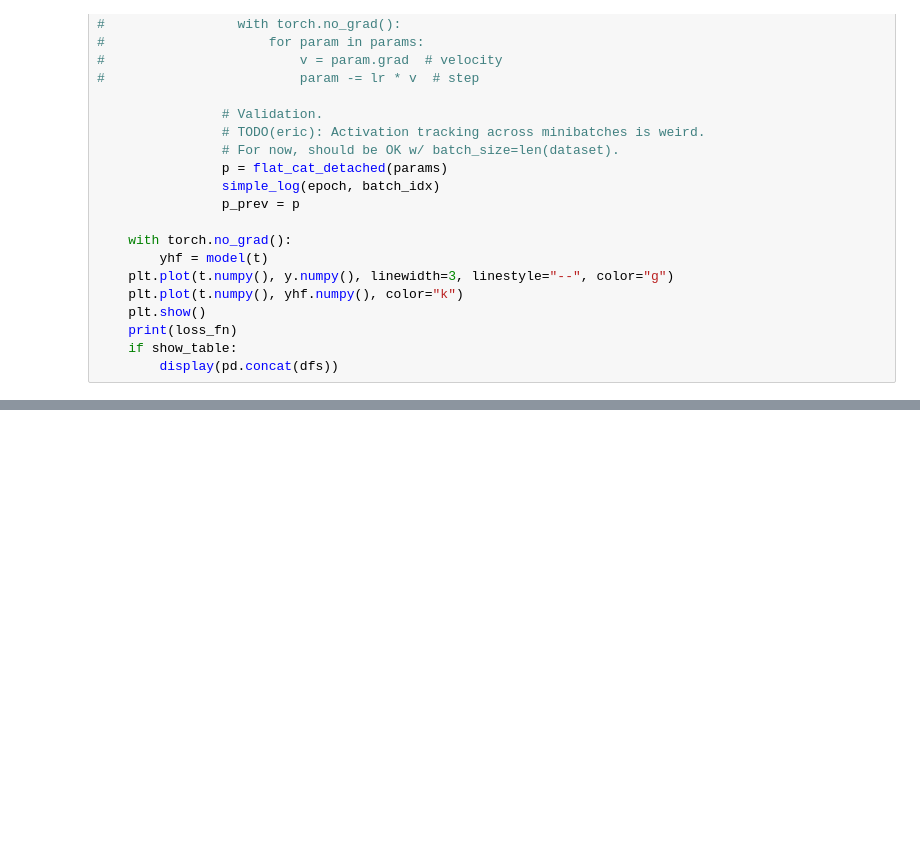
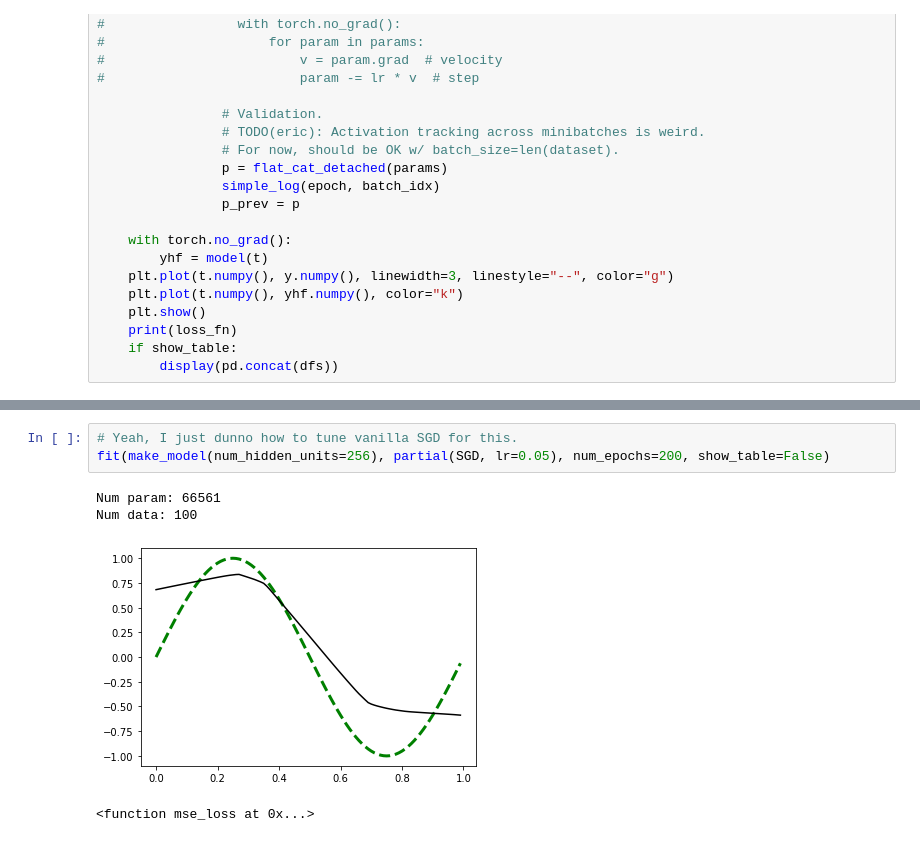
Before and after one commit to EricCousineau-TRI/repro, a Jupyter notebook: python/understand_torch_sgd_and_mlp/mlp_sin.ipynb, the cells around one changed output, grey strips where cells are left out. Cells and saved outputs as stored; diff of their text form; blank space fills up the shorter version.

```diff
--- a/python/understand_torch_sgd_and_mlp/mlp_sin.ipynb
+++ b/python/understand_torch_sgd_and_mlp/mlp_sin.ipynb
@@ -338 +260,9 @@ Num data: 9
+# %%
+# Yeah, I just dunno how to tune vanilla SGD for this.
+fit(make_model(num_hidden_units=256), partial(SGD, lr=0.05), num_epochs=200, show_table=False)
+# %% [output]
+Num param: 66561
+Num data: 100
+[figure, added]
+<function mse_loss at 0x...>
 # %%
```
Also changed, not shown: parts of 19 cells of this notebook.
